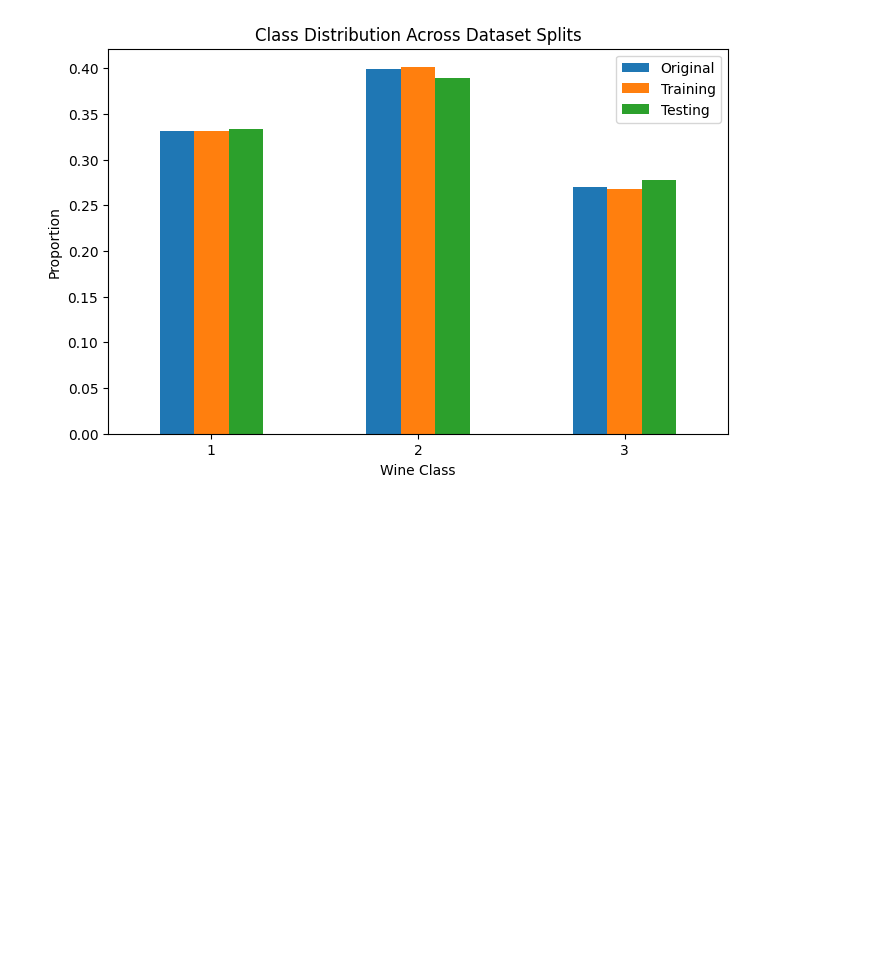
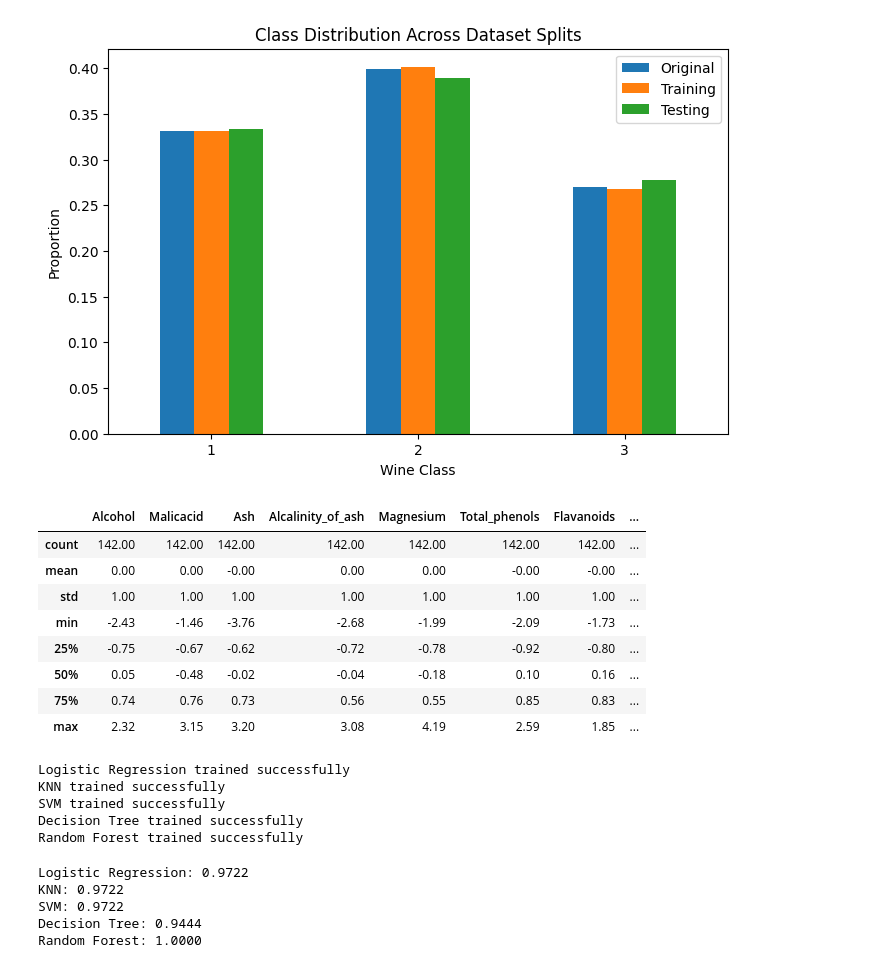
Before and after one commit to yashwanth-bu/classification-machine-learning, a Jupyter notebook: Traditional-Classification-Models/01_wine_classification.ipynb, the cells around one changed output. Drawn from its saved outputs; the diff is of its cells as text; code cells hidden in the pictures; blank space fills up the shorter version.

```diff
--- a/Traditional-Classification-Models/01_wine_classification.ipynb
+++ b/Traditional-Classification-Models/01_wine_classification.ipynb
@@ -448,3 +449,54 @@ plt.xticks(rotation=0)
 plt.show()
 # %% [output]
 [figure]
+# %%
+# Feature Scaling:
+# The features have different numerical ranges.
+# For example:
+# - Alcohol: approximately 11–15
+# - Magnesium: approximately 70–160
+# - Proline: approximately 278–1680
+#
+# These differences in scale can affect the performance of certain machine learning algorithms.
+# Feature scaling brings all numerical features to a comparable scale, ensuring that no feature dominates others simply because of its larger numerical values.
+
+# ---
+
+# 1. StandardScaler:
+
+# StandardScaler is used to standardize numerical features by removing the mean and scaling them to unit variance.
+
+# Formula:
+# z = (x - mean) / standard_deviation
+
+# After scaling, each feature will approximately have:
+# - Mean = 0
+# - Standard Deviation = 1
+#
+# This ensures that all features are on a comparable scale and prevents features with larger numerical ranges from dominating the machine learning algorithm.
+
+from sklearn.preprocessing import StandardScaler
+
+scaler = StandardScaler()
+
+X_train_scaled = scaler.fit_transform(X_train)
+X_test_scaled = scaler.transform(X_test)
+# %%
+# Verify scaling
+
+scaled_df = pd.DataFrame(
+    X_train_scaled,
+    columns=X_train.columns
+)
+
+scaled_df.describe().round(2)
+# %% [output]
+|  | Alcohol | Malicacid | Ash | Alcalinity_of_ash | Magnesium | Total_phenols | Flavanoids | ... |
+| count | 142.00 | 142.00 | 142.00 | 142.00 | 142.00 | 142.00 | 142.00 | ... |
+| mean | 0.00 | 0.00 | -0.00 | 0.00 | 0.00 | -0.00 | -0.00 | ... |
+| std | 1.00 | 1.00 | 1.00 | 1.00 | 1.00 | 1.00 | 1.00 | ... |
+| min | -2.43 | -1.46 | -3.76 | -2.68 | -1.99 | -2.09 | -1.73 | ... |
+| 25% | -0.75 | -0.67 | -0.62 | -0.72 | -0.78 | -0.92 | -0.80 | ... |
+| 50% | 0.05 | -0.48 | -0.02 | -0.04 | -0.18 | 0.10 | 0.16 | ... |
+| 75% | 0.74 | 0.76 | 0.73 | 0.56 | 0.55 | 0.85 | 0.83 | ... |
+| max | 2.32 | 3.15 | 3.20 | 3.08 | 4.19 | 2.59 | 1.85 | ... |
@@ -450,0 +576,15 @@ plt.show()
+# %%
+trained_models = {}
+
+for name, model in models.items():
+    model.fit(X_train, y_train)
+
+    trained_models[name] = model
+
+    print(f"{name} trained successfully")
+# %% [output]
+Logistic Regression trained successfully
+KNN trained successfully
+SVM trained successfully
+Decision Tree trained successfully
+Random Forest trained successfully
@@ -450,0 +596,13 @@ plt.show()
+# %%
+from sklearn.metrics import accuracy_score
+
+for name, y_pred in predictions.items():
+    accuracy = accuracy_score(y_test, y_pred)
+
+    print(f"{name}: {accuracy:.4f}")
+# %% [output]
+Logistic Regression: 0.9722
+KNN: 0.9722
+SVM: 0.9722
+Decision Tree: 0.9444
+Random Forest: 1.0000
```
Also changed, not shown: parts of 10 cells of this notebook.
